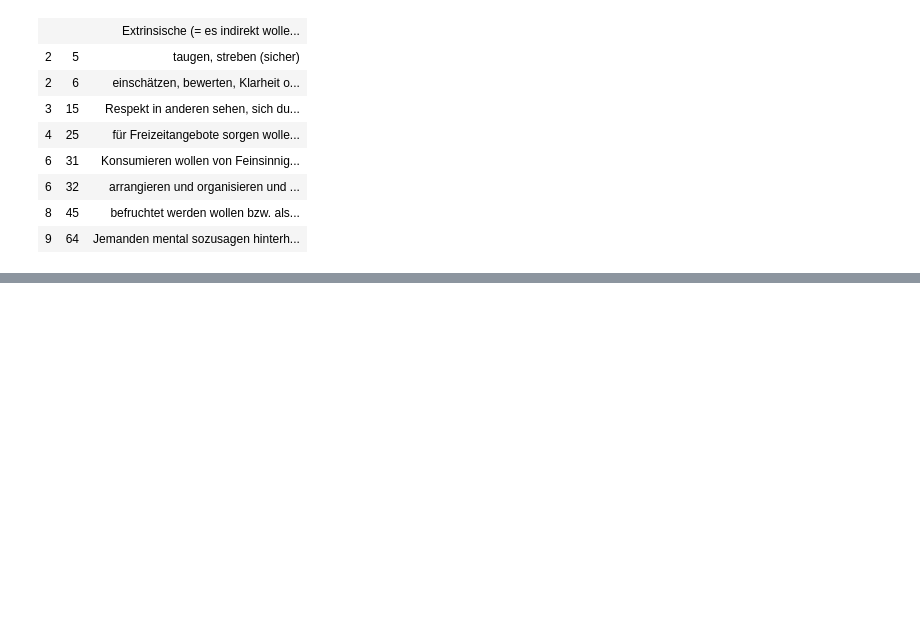
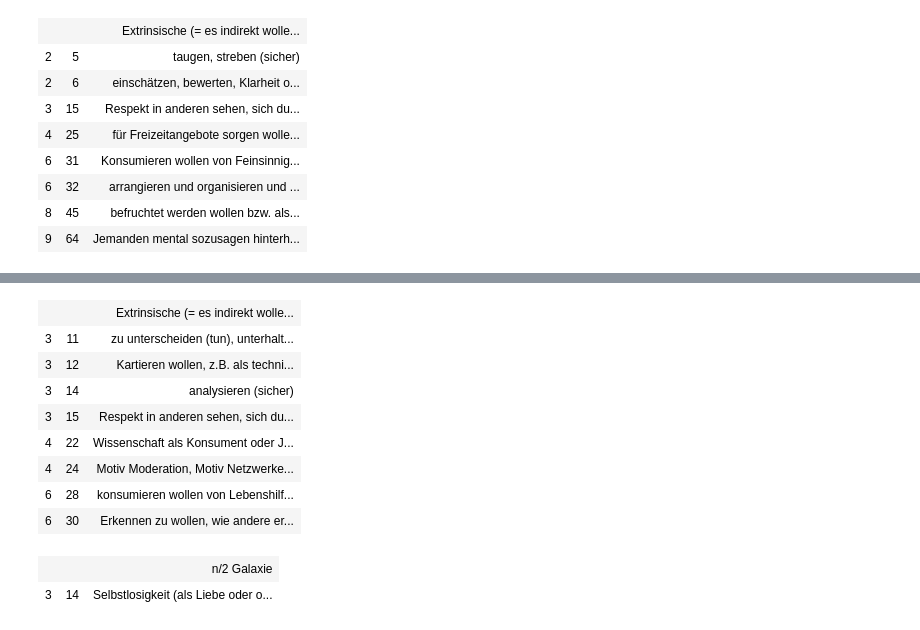
Before and after one commit to githubuser2000/reta-23-07-20, a Jupyter notebook: unit-testing/bruchSyntaxNeu-23-04.ipynb, the cells around one changed output, grey strips where cells are left out. Cells and saved outputs as stored; diff of their text form; code cells hidden in the pictures; blank space fills up the shorter version.

```diff
--- a/unit-testing/bruchSyntaxNeu-23-04.ipynb
+++ b/unit-testing/bruchSyntaxNeu-23-04.ipynb
@@ -63,0 +88,17 @@ HTML(htmlAusgabe)
+# %%
+HTML(teste("v 1/14-1/15,v1/11-1/12,-1/44-1/48"))
+# %% [output]
+|  |  | Extrinsische (= es indirekt wolle... |
+| 3 | 11 | zu unterscheiden (tun), unterhalt... |
+| 3 | 12 | Kartieren wollen, z.B. als techni... |
+| 3 | 14 | analysieren (sicher) |
+| 3 | 15 | Respekt in anderen sehen, sich du... |
+| 4 | 22 | Wissenschaft als Konsument oder J... |
+| 4 | 24 | Motiv Moderation, Motiv Netzwerke... |
+| 6 | 28 | konsumieren wollen von Lebenshilf... |
+| 6 | 30 | Erkennen zu wollen, wie andere er... |
+# %%
+HTML(teste("2/14-2/15"))
+# %% [output]
+|  |  | n/2 Galaxie |
+| 3 | 14 | Selbstlosigkeit (als Liebe oder o... |
```
Also changed, not shown: parts of 6 cells of this notebook, 3 other files.
